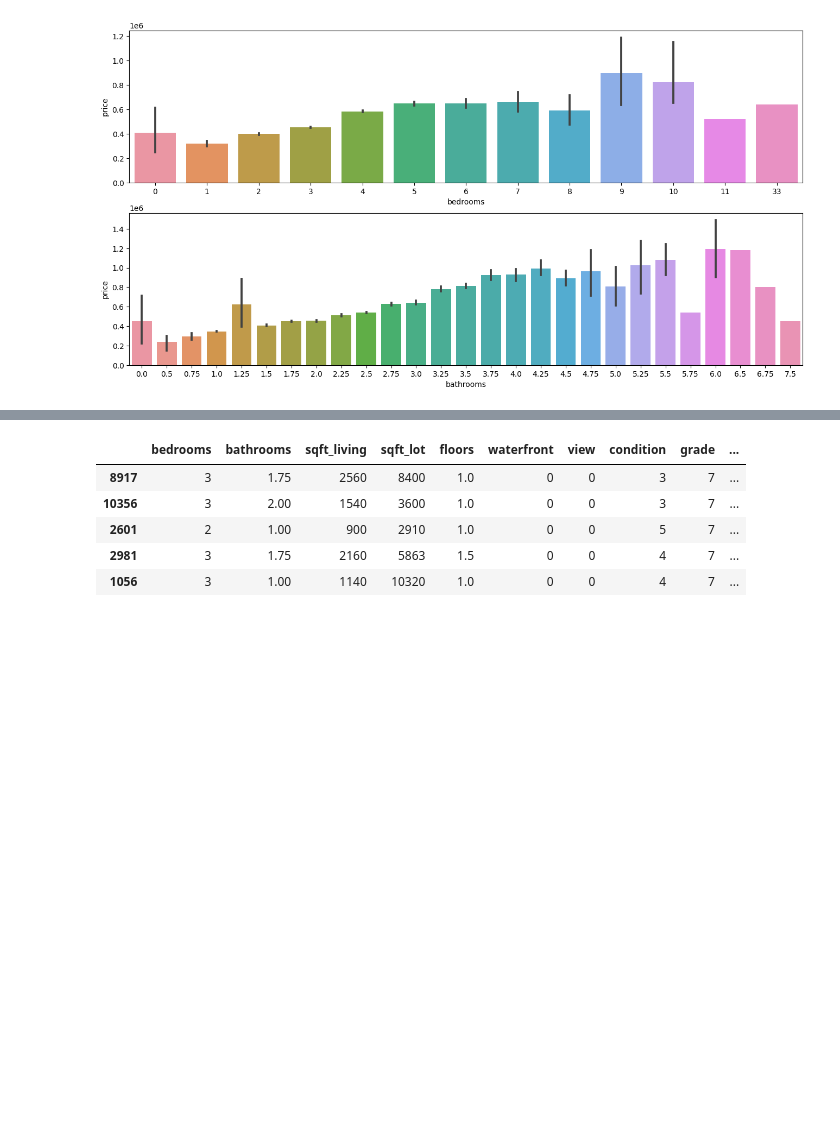
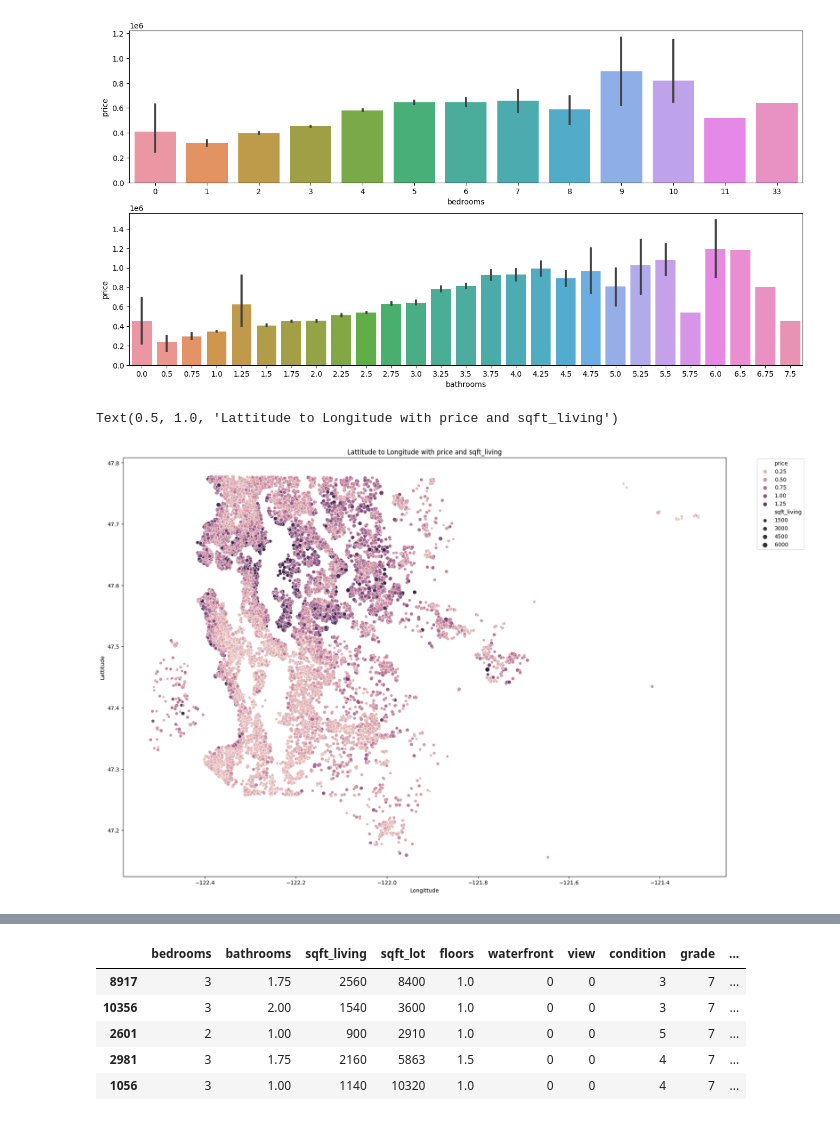
Before and after one commit to jb4414/BDMT_project_2022, a Jupyter notebook: data_preparation.ipynb, the cells around one changed output, grey strips where cells are left out. Drawn from its saved outputs; the diff is of its cells as text; code cells hidden in the pictures; blank space fills up the shorter version.

Commit message:
added scatterplots

```diff
--- a/data_preparation.ipynb
+++ b/data_preparation.ipynb
@@ -34,6 +34,8 @@ grade = 'grade'
 squares_above = 'sqft_above'
 neighborhood = 'sqft_living15'
 age = 'yr_built'
+lat = 'lat'
+long = 'long'
 # %% [markdown]
 # Data variables descriptions
 
@@ -200,0 +201,11 @@ sns.barplot(ax=axes[1], x=bathrooms, y=price, data=house_data)
+# %%
+# Price, location and living squares of a property
+plt.figure(figsize=(20, 14), facecolor='w', edgecolor='k')
+sns.scatterplot(data=house_data, x=long, y=lat, hue=house_data[price], size=squares)
+plt.xlabel('Longittude')
+plt.ylabel('Lattitude')
+plt.legend(bbox_to_anchor=(1.05, 1), loc=2, borderaxespad=0.2)
+plt.title("Lattitude to Longitude with price and sqft_living")
+# %% [output]
+Text(0.5, 1.0, 'Lattitude to Longitude with price and sqft_living')
+[figure, added]
```
Also changed, not shown: parts of 3 cells of this notebook.
